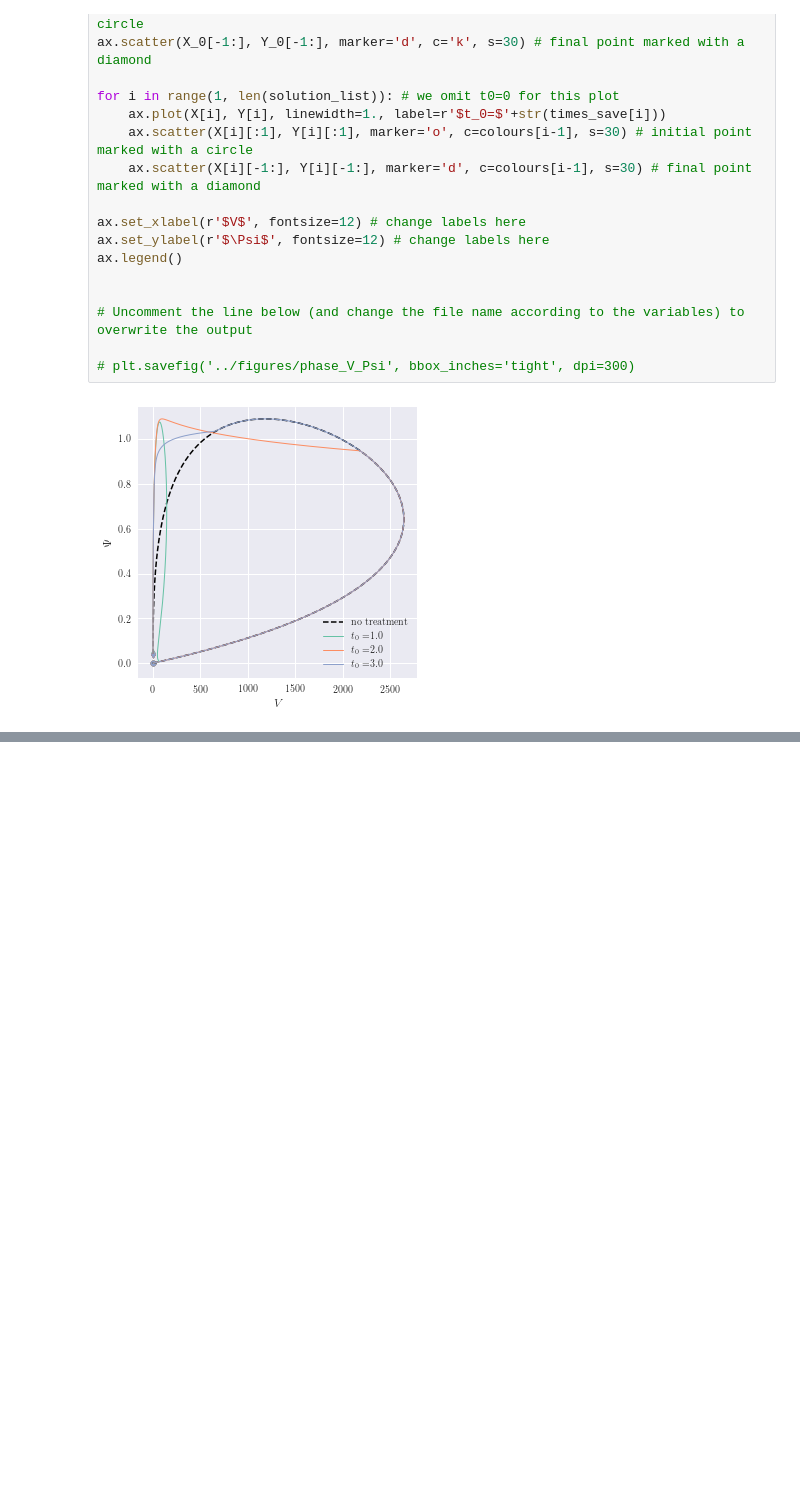
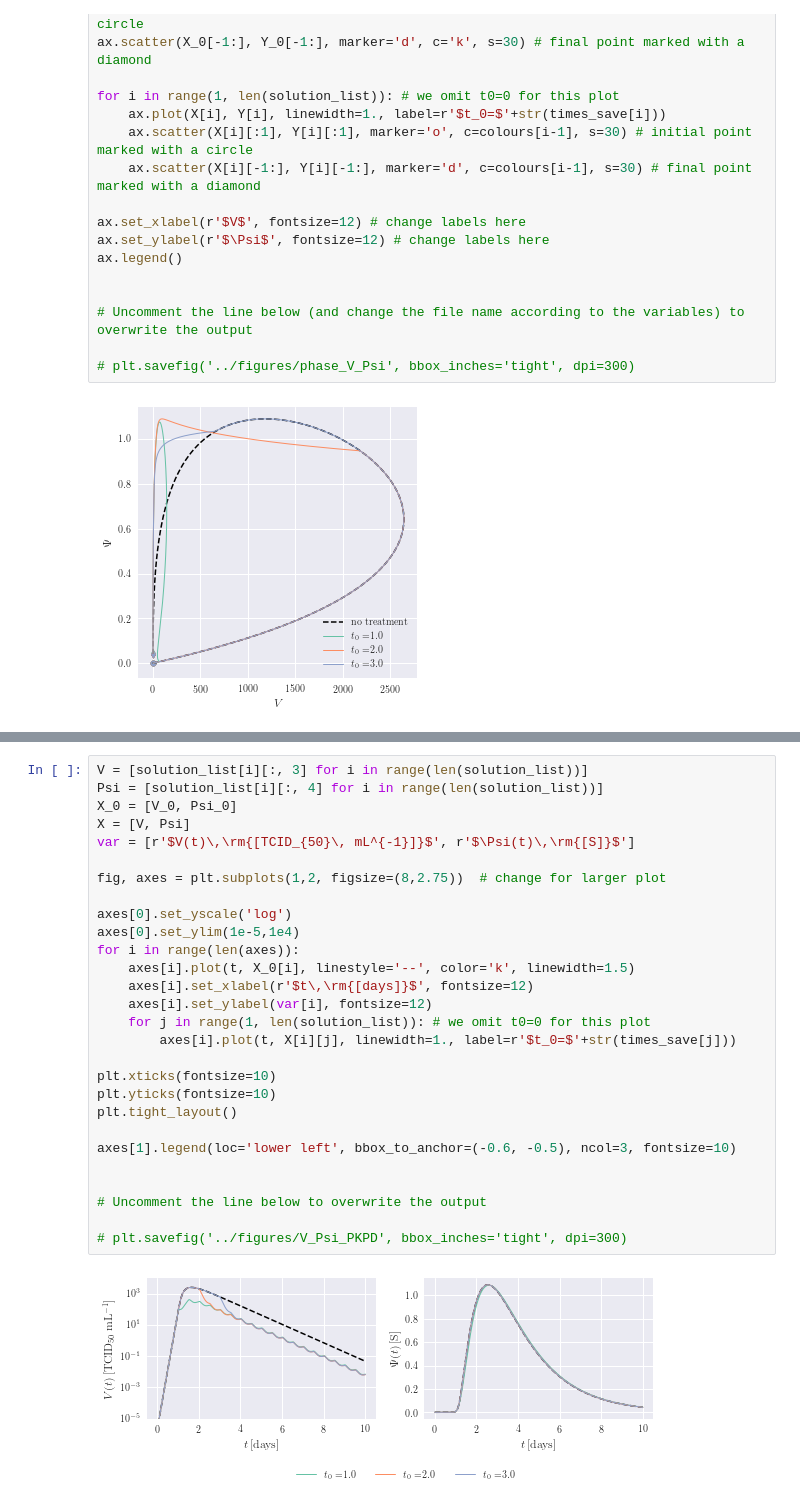
Before and after one commit to cparrarojas/neuraminidase-inhibitors, a Jupyter notebook: code/within-host.ipynb, the cells around one changed output, grey strips where cells are left out. Saved outputs shown, nothing was run; the diff lists cells and outputs as text; blank space fills up the shorter version.

```diff
--- a/code/within-host.ipynb
+++ b/code/within-host.ipynb
@@ -434,0 +588,30 @@ ax.legend()
+# %%
+V = [solution_list[i][:, 3] for i in range(len(solution_list))]
+Psi = [solution_list[i][:, 4] for i in range(len(solution_list))]
+X_0 = [V_0, Psi_0]
+X = [V, Psi]
+var = [r'$V(t)\,\rm{[TCID_{50}\, mL^{-1}]}$', r'$\Psi(t)\,\rm{[S]}$']
+
+fig, axes = plt.subplots(1,2, figsize=(8,2.75))  # change for larger plot
+
+axes[0].set_yscale('log')
+axes[0].set_ylim(1e-5,1e4)
+for i in range(len(axes)):
+    axes[i].plot(t, X_0[i], linestyle='--', color='k', linewidth=1.5)
+    axes[i].set_xlabel(r'$t\,\rm{[days]}$', fontsize=12)
+    axes[i].set_ylabel(var[i], fontsize=12)
+    for j in range(1, len(solution_list)): # we omit t0=0 for this plot
+        axes[i].plot(t, X[i][j], linewidth=1., label=r'$t_0=$'+str(times_save[j]))
+
+plt.xticks(fontsize=10)
+plt.yticks(fontsize=10)
+plt.tight_layout()
+
+axes[1].legend(loc='lower left', bbox_to_anchor=(-0.6, -0.5), ncol=3, fontsize=10)
+
+
+# Uncomment the line below to overwrite the output
+
+# plt.savefig('../figures/V_Psi_PKPD', bbox_inches='tight', dpi=300)
+# %% [output]
+[figure, added]
```
Also changed, not shown: parts of 7 cells of this notebook, 2 other files.
